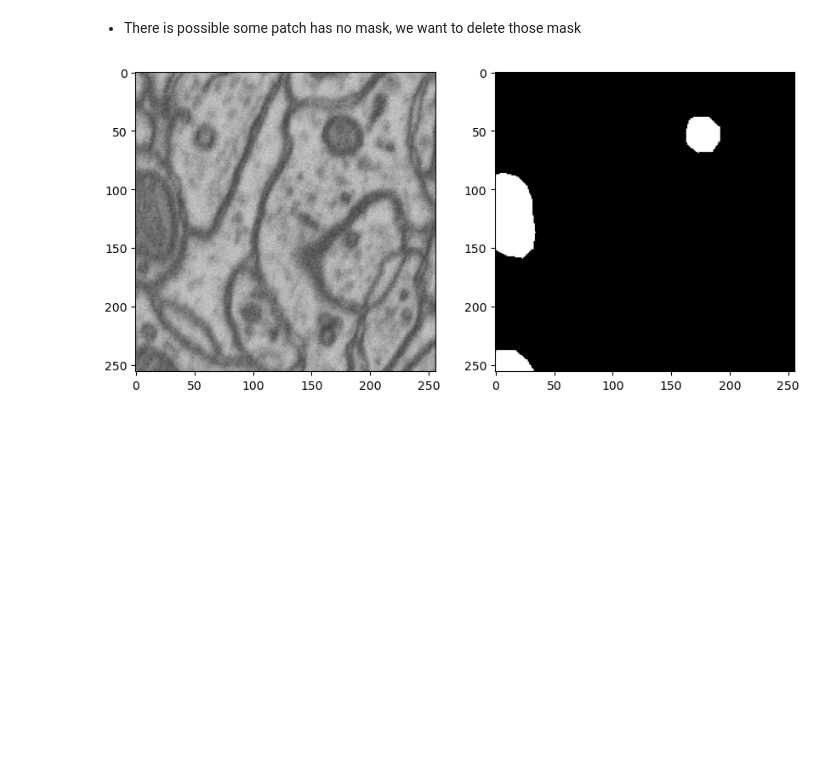
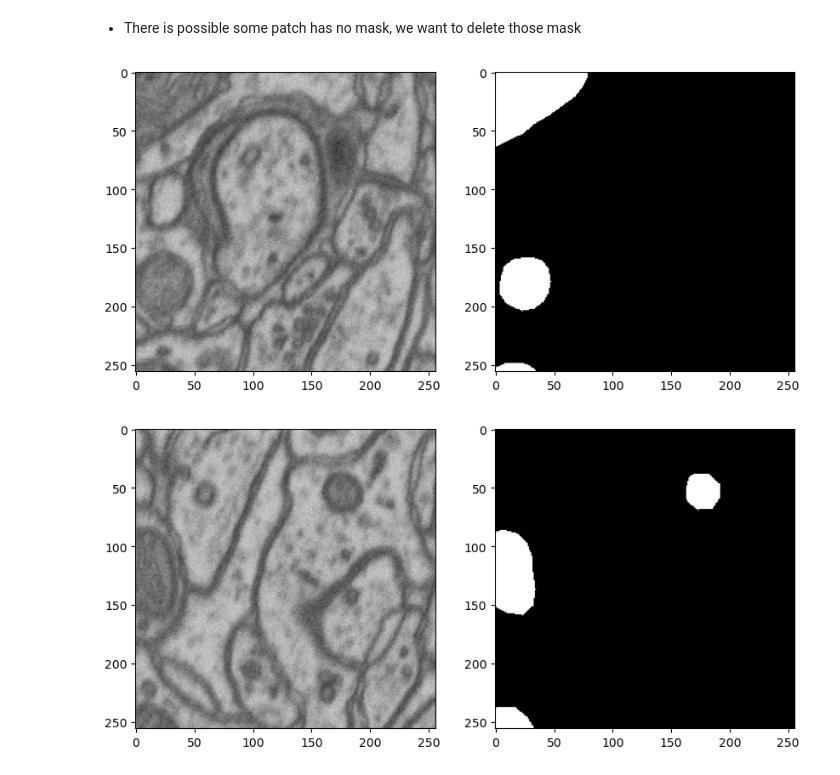
Before and after one commit to HasanGoni/fine_tune_SAM, a Jupyter notebook: nbs/01_patch_dataset.ipynb, the cells around one changed output. Drawn from its saved outputs; the diff is of its cells as text; code cells hidden in the pictures; blank space fills up the shorter version.

```diff
--- a/nbs/01_patch_dataset.ipynb
+++ b/nbs/01_patch_dataset.ipynb
@@ -185,6 +245,13 @@ for i in tqdm(patch_msk_path.ls()):
         i.unlink()
         im_ = Path(f'{patch_img_path}/{name_}')
         im_.unlink()
+# %%
+show_rand_img(
+    im_path=patch_img_path_tst,
+    msk_path=patch_msk_path_tst,
+    idx=None)
+# %% [output]
+[figure, added]
 # %%
 show_rand_img(
     im_path=patch_img_path,
```
Also changed, not shown: parts of 14 cells of this notebook, 5 other files.
